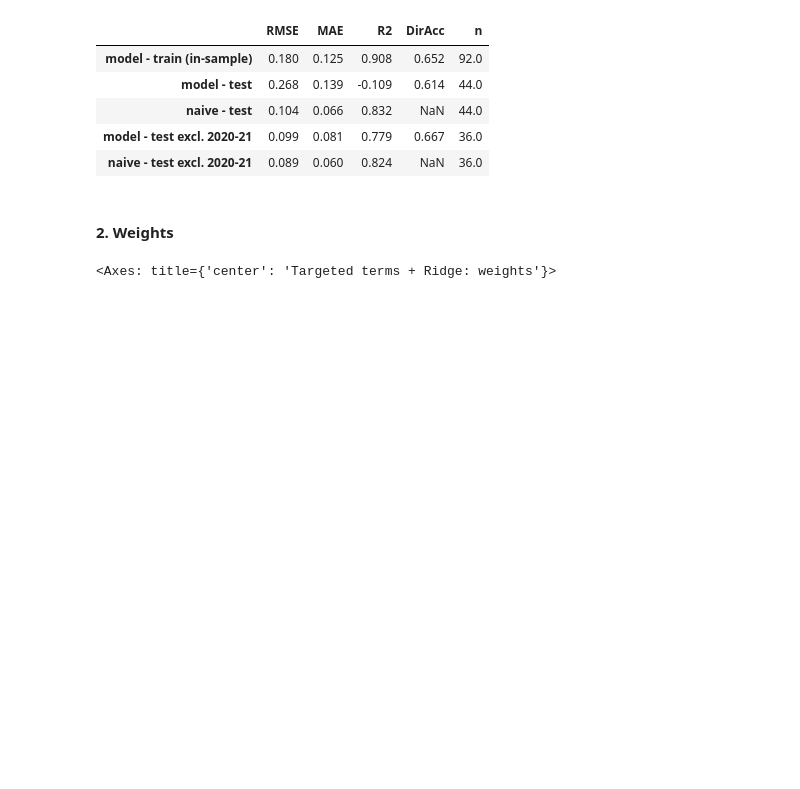
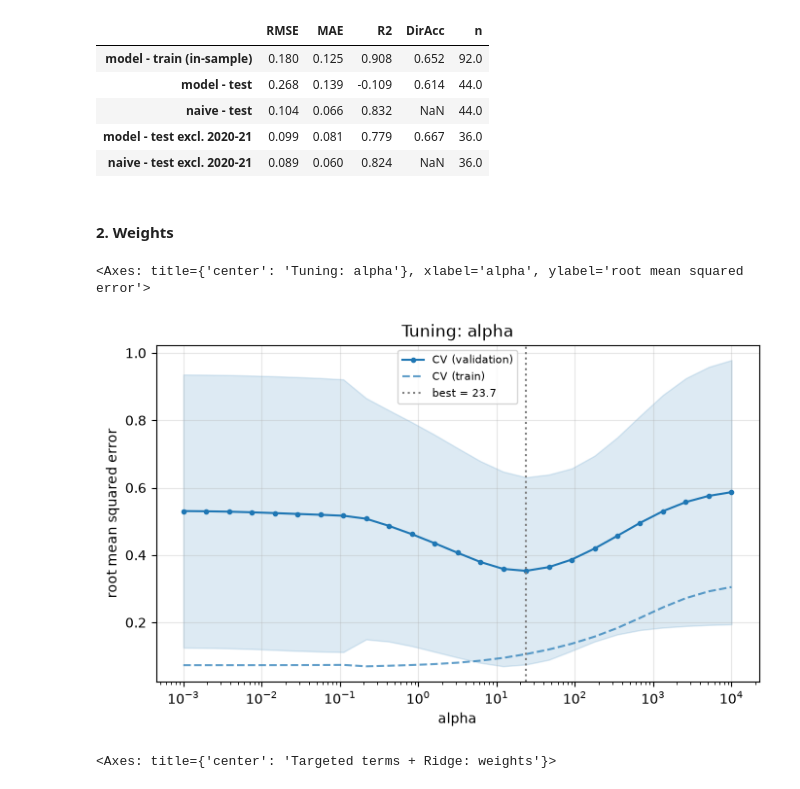
Before and after one commit to andre-bu-gitdev/DX799-O1, a Jupyter notebook: Milestone_1_2_Work_Folder/1. polynomial_interaction-terms.ipynb, the cells around one changed output. Cells and saved outputs as stored; diff of their text form; code cells hidden in the pictures; blank space fills up the shorter version.

```diff
--- a/Milestone_1_2_Work_Folder/1. polynomial_interaction-terms.ipynb
+++ b/Milestone_1_2_Work_Folder/1. polynomial_interaction-terms.ipynb
@@ -274,6 +274,11 @@ score(target_best, X_train, X_test, y_train, y_test)
 | naive - test excl. 2020-21 | 0.089 | 0.060 | 0.824 | NaN | 36.0 |
 # %% [markdown]
 #### 2. Weights
+# %%
+plot_tuning(target_search, "ridge__alpha")
+# %% [output]
+<Axes: title={'center': 'Tuning: alpha'}, xlabel='alpha', ylabel='root mean squared error'>
+[figure, added]
 # %%
 plot_feature_weights(target_best, X_train, top=20, title="Targeted terms + Ridge: weights")
 # %% [output]
```
Also changed, not shown: 7 other files.
